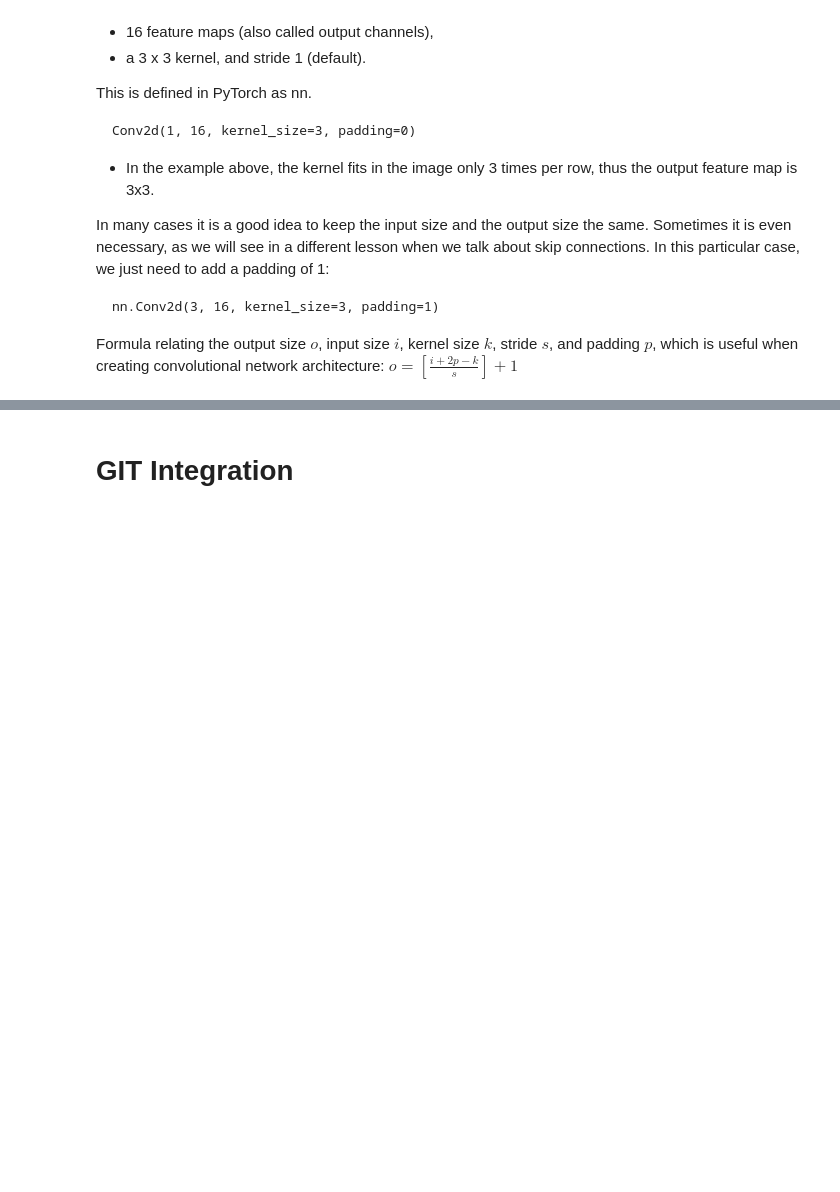
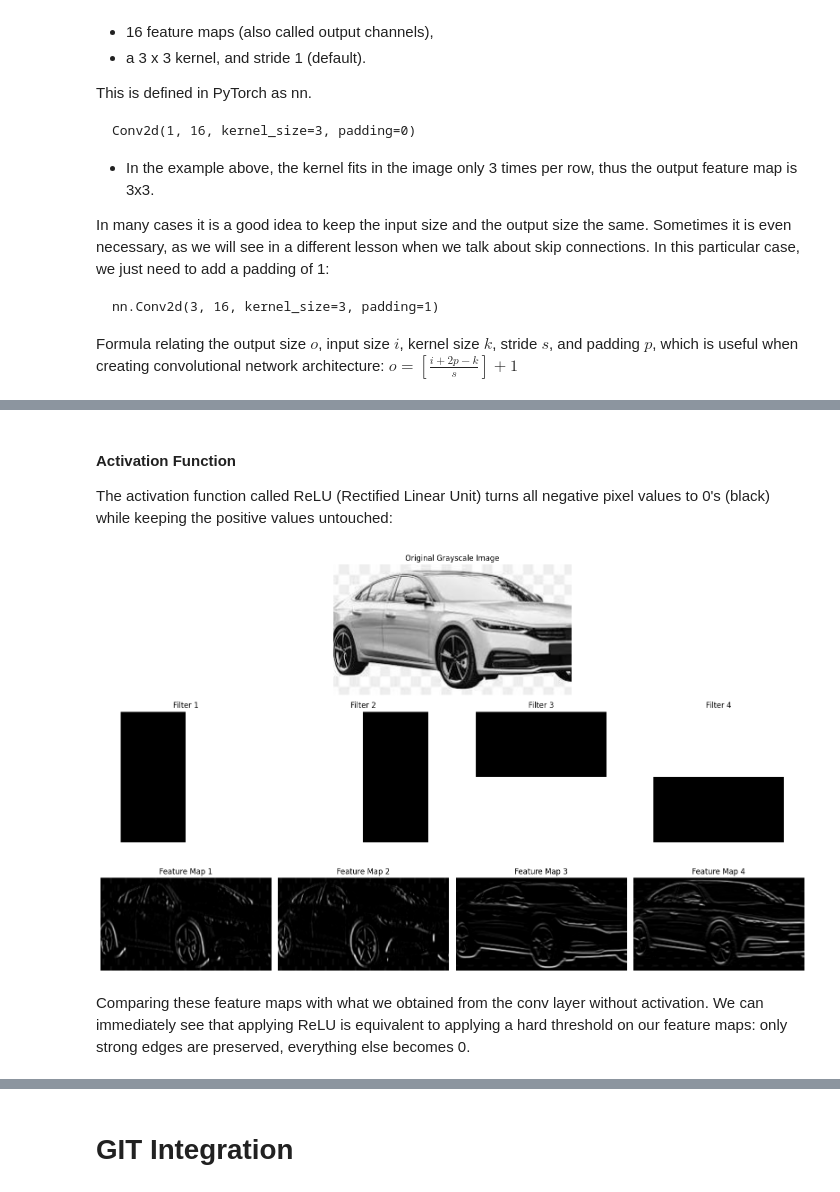
Before and after one commit to omogbolahan94/CNN, a Jupyter notebook: DL-Udacity-AWS-CNN.ipynb, the cells around one changed output, grey strips where cells are left out. Drawn from its saved outputs; the diff is of its cells as text; code cells hidden in the pictures; blank space fills up the shorter version.

```diff
--- a/DL-Udacity-AWS-CNN.ipynb
+++ b/DL-Udacity-AWS-CNN.ipynb
@@ -493,0 +721,10 @@ $o = [\frac{i + 2p - k}{s}] + 1$
+# %% [markdown]
+#### Activation Function
+The activation function called ReLU (Rectified Linear Unit) turns all negative pixel values to 0's (black) while keeping the positive values untouched:
+# %%
+post_act_feature_maps = model(x)
+show_feature_maps(gray_img, post_act_feature_maps, filters)
+# %% [output]
+[figure, added]
+# %% [markdown]
+Comparing these feature maps with what we obtained from the conv layer without activation. We can immediately see that applying ReLU is equivalent to applying a hard threshold on our feature maps: only strong edges are preserved, everything else becomes 0.
```
Also changed, not shown: parts of 21 cells of this notebook.
